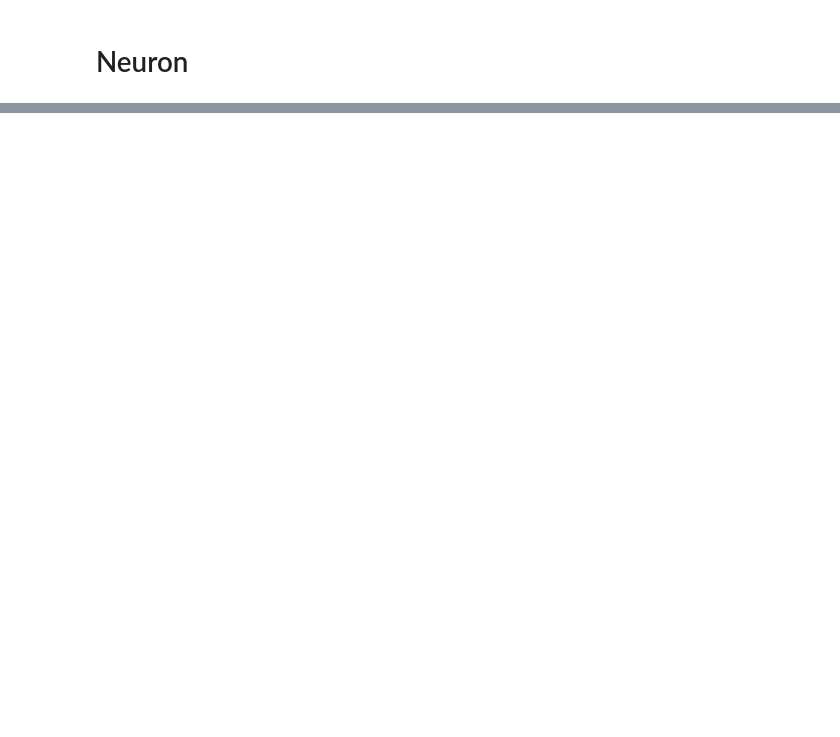
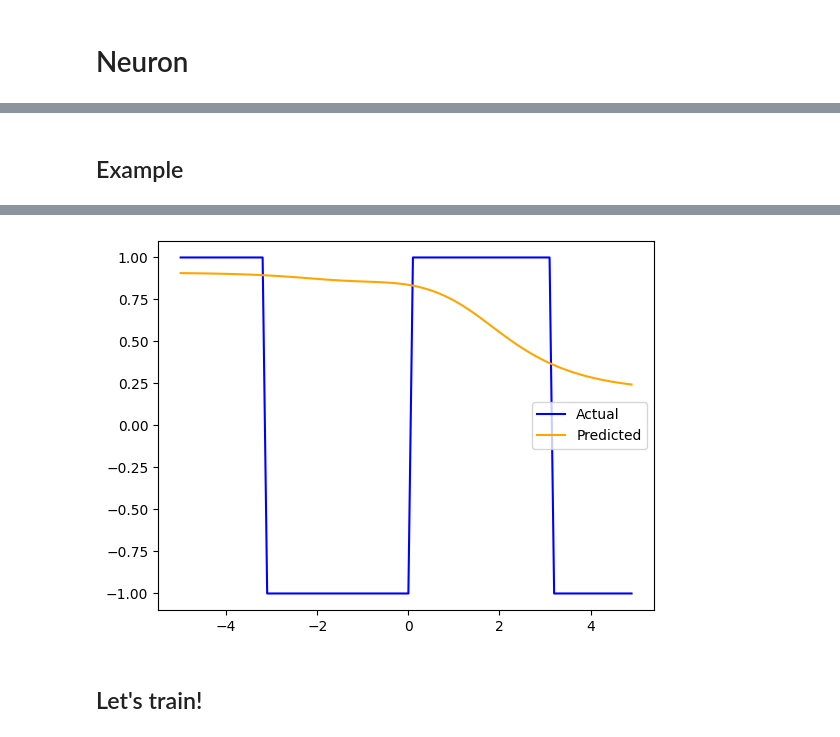
Before and after one commit to vempaliakhil96/nanograd, a Jupyter notebook: nbs/03_neuron.ipynb, the cells around one changed output, grey strips where cells are left out. Saved outputs shown, nothing was run; the diff lists cells and outputs as text; code cells hidden in the pictures; blank space fills up the shorter version.

Commit message:
feat: :sparkles: Added MLP example

```diff
--- a/nbs/03_neuron.ipynb
+++ b/nbs/03_neuron.ipynb
@@ -146,6 +146,21 @@ class MLP(Module):
         for layer in self.layers:
             params += layer.parameters()
         return params
+# %%
+# | export
+def plot_preds(
+    xs,
+    ys,
+    y_preds,
+):
+    import matplotlib.pyplot as plt
+
+    plt.plot(xs, ys, color="blue")
+    plt.plot(xs, y_preds, color="orange")
+    plt.legend(["Actual", "Predicted"])
+    plt.show()
+# %% [markdown]
+## Example
 # %%
 import math
 
@@ -160,3 +175,10 @@ model = MLP(1, [4, 4, 1])
 model.draw_nn()
 # %% [output]
 [drawing not drawn]
+# %%
+y_preds = [model([x])[0] for x in xs]
+plot_preds(xs, ys, [i.data for i in y_preds])
+# %% [output]
+[figure, added]
+# %% [markdown]
+## Let's train!
```
Also changed, not shown: parts of 3 cells of this notebook, 2 other files.
